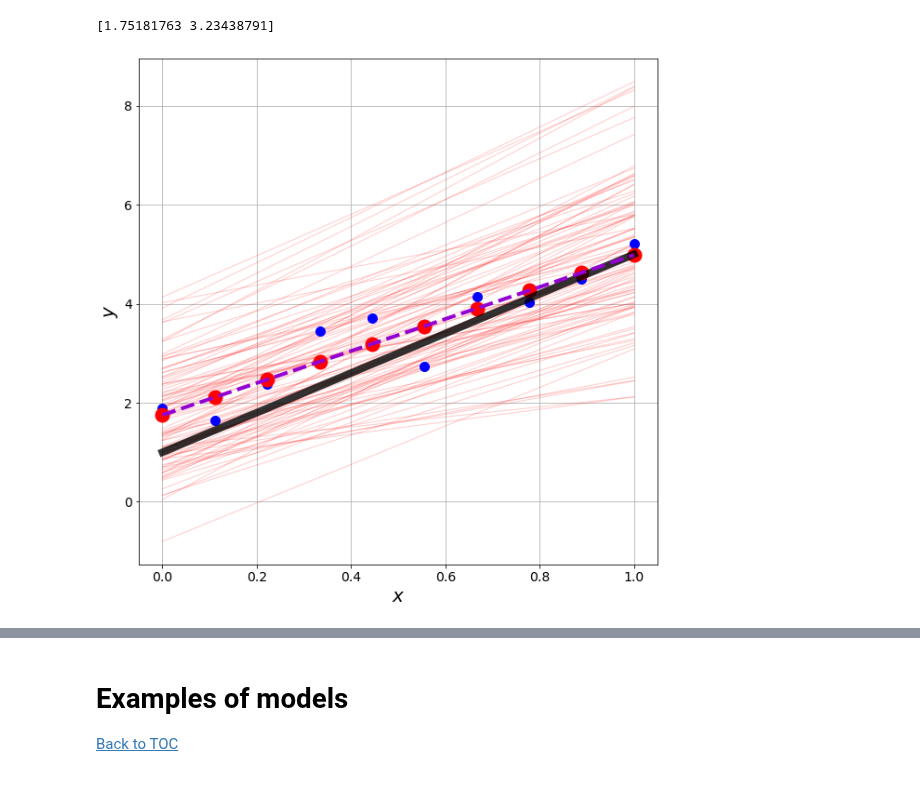
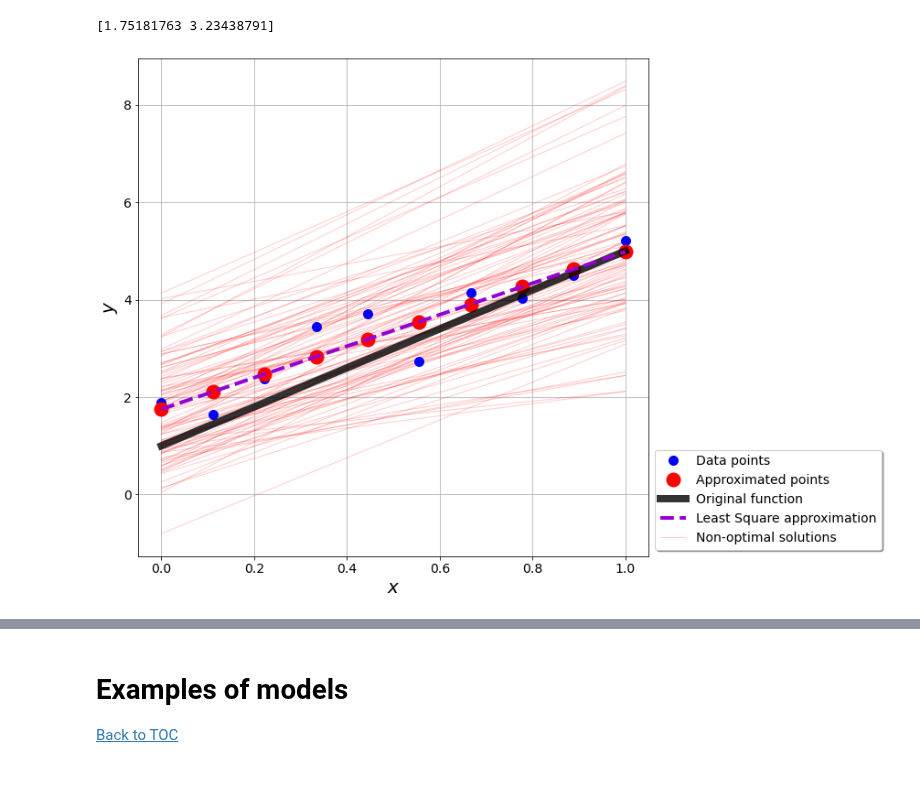
Before and after one commit to tclaudioe/Scientific-Computing, a Jupyter notebook: SC1v2/07_08_Least_Squares.ipynb, the cells around one changed output, grey strips where cells are left out. Saved outputs shown, nothing was run; the diff lists cells and outputs as text; code cells hidden in the pictures.

```diff
--- a/SC1v2/07_08_Least_Squares.ipynb
+++ b/SC1v2/07_08_Least_Squares.ipynb
@@ -337,24 +339,26 @@ print(x_bar)
 # %%
 # Showing the comparison between the "original function" and the "least-squared reconstructed approximation".
 # We added in red a "sample" of possible functions.
 # Notice that the colors used follow the description included in the classnotes.
 # This means to consider the following analogy:
 # blue: data points, this correspond to the right-hand-side vector "b".
 # red: this correspond to the sub-space generated by Ax, i.e. the span of the columns of A.
 # violet: This correspond to the least-square solution found.
 plt.figure(figsize=(10,10))
 for i in range(100):
     plt.plot(x,fv(x,x_bar[0]+np.random.normal(0,1),x_bar[1]+np.random.normal(0,1)),'r-',linewidth=1,alpha=0.2)
-plt.plot(x,y,'b.',markersize=20)
-plt.plot(x,fv(x,x_bar[0],x_bar[1]),'r.',markersize=30)
-plt.plot(x,fv(x,a0,a1),'k-',linewidth=8,alpha=0.8)
-plt.plot(x,fv(x,x_bar[0],x_bar[1]),'--',color='darkviolet',linewidth=4)
+plt.plot(x,y,'b.',markersize=20, label='Data points')
+plt.plot(x,fv(x,x_bar[0],x_bar[1]),'r.', markersize=30, label='Approximated points')
+plt.plot(x,fv(x,a0,a1),'k-',linewidth=8,alpha=0.8, label='Original function')
+plt.plot(x,fv(x,x_bar[0],x_bar[1]),'--',color='darkviolet',linewidth=4, label='Least Square approximation')
+plt.plot(x,fv(x,x_bar[0]+np.random.normal(0,1),x_bar[1]+np.random.normal(0,1)),'r-',linewidth=1,alpha=0.2, label='Non-optimal solutions')
 plt.grid(True)
 plt.xlabel(r'$x$')
 plt.ylabel(r'$y$')
+plt.legend(loc='lower left', ncol=1, fancybox=True, shadow=True, numpoints=1, bbox_to_anchor=(1,0))
 plt.show()
 # %% [output]
-[figure, old version]
+[figure, new version]
 # %%
 # Computing the quadratic error ||r||_2^2 of the least-square solution
 print('Quadratic error of LS solution: ',np.linalg.norm(b-A @ x_bar)**2)
```
Also changed, not shown: parts of 6 cells of this notebook, 23 other files.
